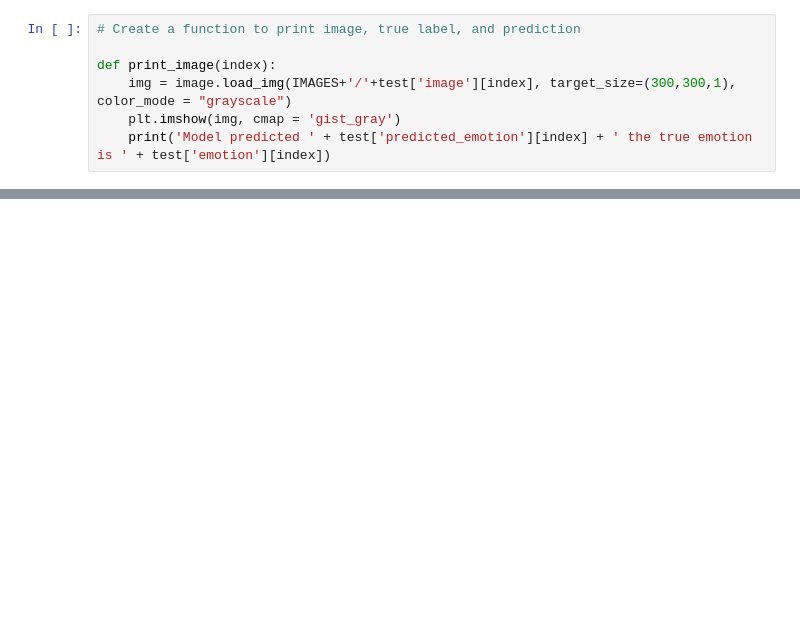
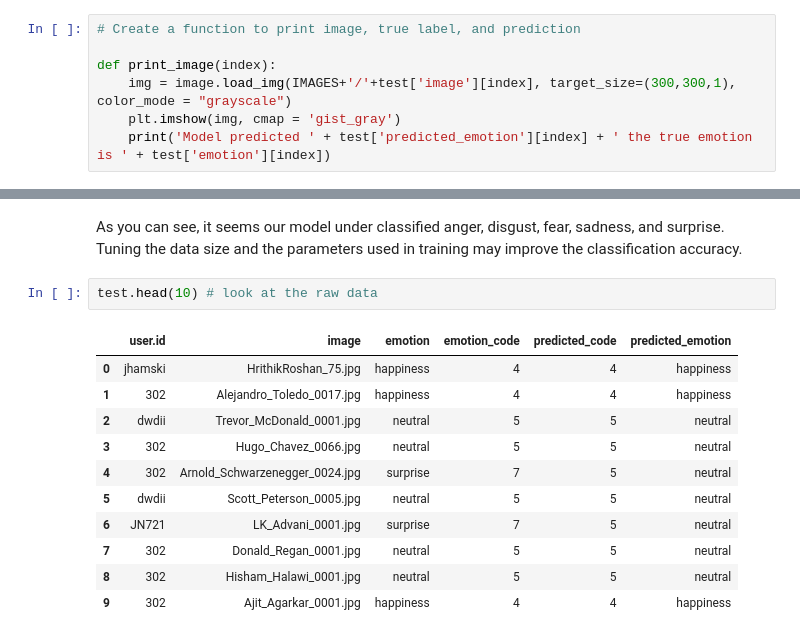
Before and after one commit to cjc2238/Emotion-Facial-Image-Detection, a Jupyter notebook: Facial Expression Detector.ipynb, the cells around one changed output, grey strips where cells are left out. Drawn from its saved outputs; the diff is of its cells as text; blank space fills up the shorter version.

```diff
--- a/Facial Expression Detector.ipynb
+++ b/Facial Expression Detector.ipynb
@@ -186,0 +243,16 @@ test.head(25)
+# %% [markdown]
+As you can see, it seems our model under classified anger, disgust, fear, sadness, and surprise. Tuning the data size and the parameters used in training may improve the classification accuracy.
+# %%
+test.head(10) # look at the raw data
+# %% [output]
+|  | user.id | image | emotion | emotion_code | predicted_code | predicted_emotion |
+| 0 | jhamski | HrithikRoshan_75.jpg | happiness | 4 | 4 | happiness |
+| 1 | 302 | Alejandro_Toledo_0017.jpg | happiness | 4 | 4 | happiness |
+| 2 | dwdii | Trevor_McDonald_0001.jpg | neutral | 5 | 5 | neutral |
+| 3 | 302 | Hugo_Chavez_0066.jpg | neutral | 5 | 5 | neutral |
+| 4 | 302 | Arnold_Schwarzenegger_0024.jpg | surprise | 7 | 5 | neutral |
+| 5 | dwdii | Scott_Peterson_0005.jpg | neutral | 5 | 5 | neutral |
+| 6 | JN721 | LK_Advani_0001.jpg | surprise | 7 | 5 | neutral |
+| 7 | 302 | Donald_Regan_0001.jpg | neutral | 5 | 5 | neutral |
+| 8 | 302 | Hisham_Halawi_0001.jpg | neutral | 5 | 5 | neutral |
+| 9 | 302 | Ajit_Agarkar_0001.jpg | happiness | 4 | 4 | happiness |
```
Also changed, not shown: parts of 31 cells of this notebook.
